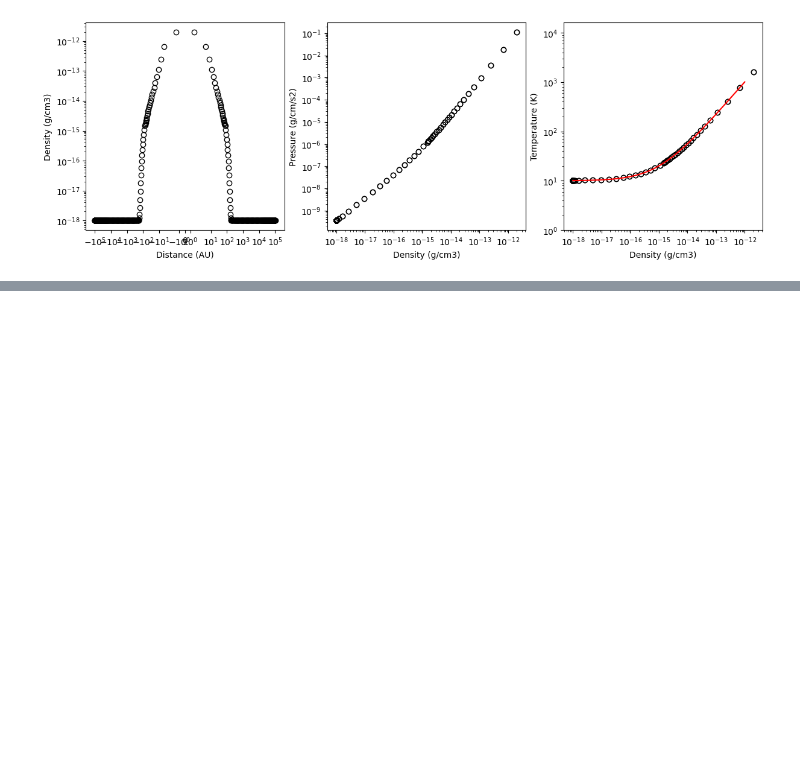
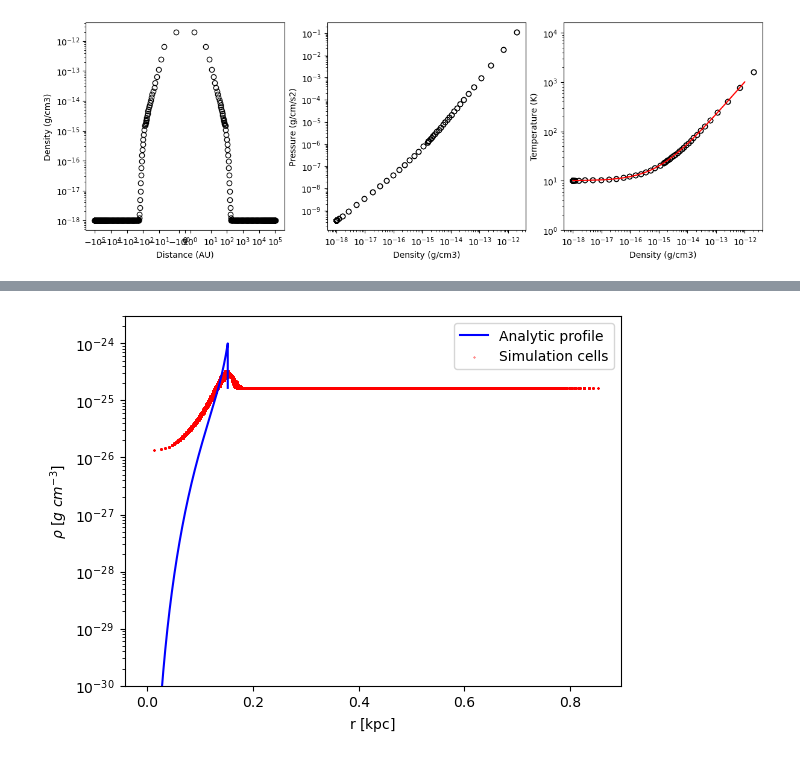
Before and after one commit to blaizot/ramses-tutorials, a Jupyter notebook: Fundamentals/tutorial.ipynb, the cells around one changed output, grey strips where cells are left out. Saved outputs shown, nothing was run; the diff lists cells and outputs as text; code cells hidden in the pictures; blank space fills up the shorter version.

```diff
--- a/Fundamentals/tutorial.ipynb
+++ b/Fundamentals/tutorial.ipynb
@@ -181,0 +372,18 @@ Loaded: 784 cells, 0 particles.
+# %%
+# Compare analytic and simulation profiles
+import matplotlib.pyplot as plt
+plt.figure()
+plt.yscale('log')
+plt.xlabel(r'${\rm r \ [kpc]}$')
+plt.ylabel(r'${\rho \ [g \ cm^{-3}]}$')
+plt.ylim(1e-30,3e-24)
+
+plt.plot(r_cgs/3.08e21,d_cgs, color='blue', label='Analytic profile')
+
+rad = (mydata["amr"]["position"] - center).to("kpc").norm.values
+plt.scatter(rad, mydata['hydro']['density'].values,s=0.1, color='red', label='Simulation cells')
+
+plt.legend()
+plt.show()
+# %% [output]
+[figure, added]
```
Also changed, not shown: parts of 10 cells of this notebook, 1 other file.
